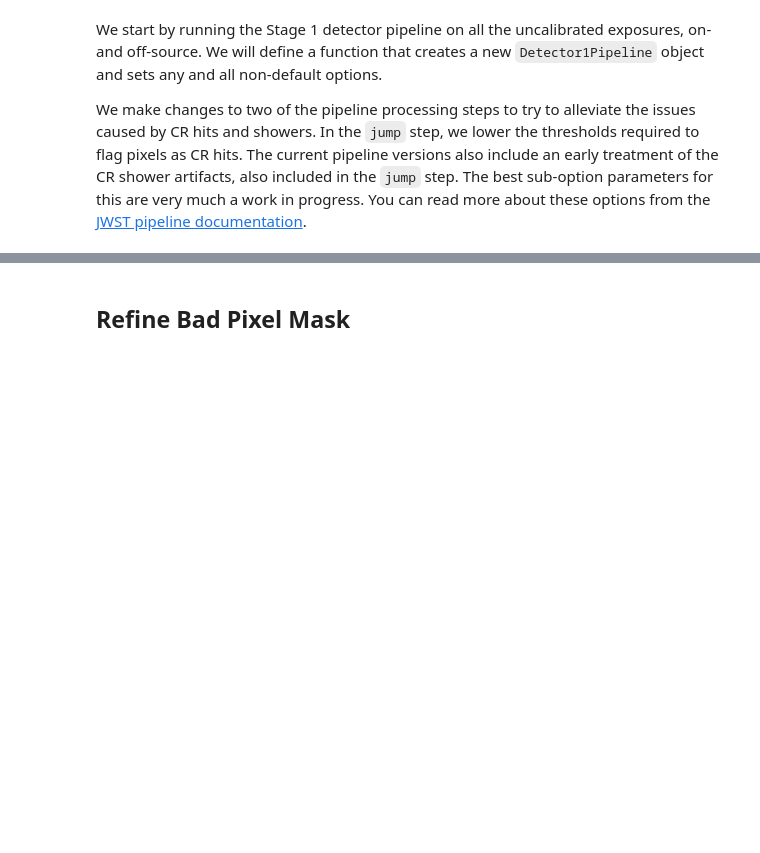
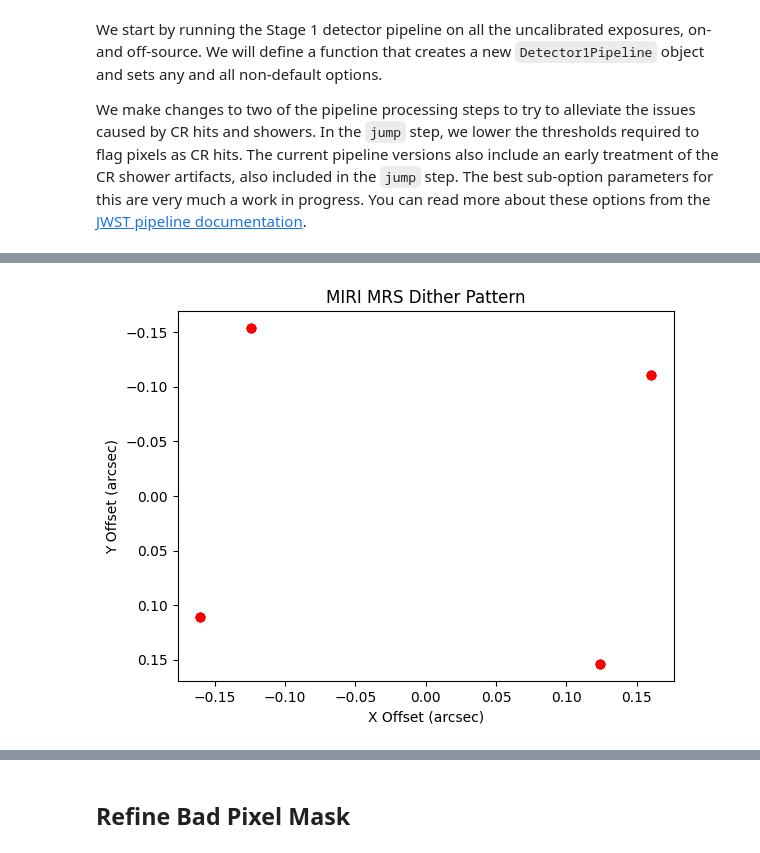
Before and after one commit to fa-yil/miri_bg_subtract, a Jupyter notebook: miri_notebook/MIRI_MRS_reduction_SPT0418-47_PAH_ch3long.ipynb, the cells around one changed output, grey strips where cells are left out. Cells and saved outputs as stored; diff of their text form; code cells hidden in the pictures; blank space fills up the shorter version.

```diff
--- a/miri_notebook/MIRI_MRS_reduction_SPT0418-47_PAH_ch3long.ipynb
+++ b/miri_notebook/MIRI_MRS_reduction_SPT0418-47_PAH_ch3long.ipynb
@@ -294,0 +295,18 @@ Latest context: jwst_1364.pmap
+# %%
+from astropy.io import fits
+import glob
+
+files = sorted(glob.glob(uncal+'*uncal.fits'))
+
+for f in files:
+    with fits.open(f) as hdul:
+        hdr = hdul[0].header
+        print(f)
+        print(f"  PATT_NUM = {hdr.get('PATT_NUM')}")
+        print(f"  PATT_TYPE = {hdr.get('PATT_TYPE')}")
+        print(f"  XOFFSET  = {hdr.get('XOFFSET')}")
+        print(f"  YOFFSET  = {hdr.get('YOFFSET')}")
+        print(f"  RA_V1, DEC_V1 = {hdr.get('RA_V1')}, {hdr.get('DEC_V1')}")
+        print()
+
+print(type(hdul))
@@ -295,3 +331,20 @@ Latest context: jwst_1364.pmap
+# %%
+import matplotlib.pyplot as plt
+
+x, y = [], []
+for f in files:
+    with fits.open(f) as hdul:
+        x.append(hdul[0].header.get('XOFFSET'))
+        y.append(hdul[0].header.get('YOFFSET'))
+
+plt.scatter(x, y, c='r')
+plt.xlabel("X Offset (arcsec)")
+plt.ylabel("Y Offset (arcsec)")
+plt.title("MIRI MRS Dither Pattern")
+plt.gca().invert_yaxis()
+plt.show()
+# %% [output]
+[figure, added]
 # %%
 # Run the Detector1 pipeline on each uncal exposure.
 
```
Also changed, not shown: parts of 5 cells of this notebook.
